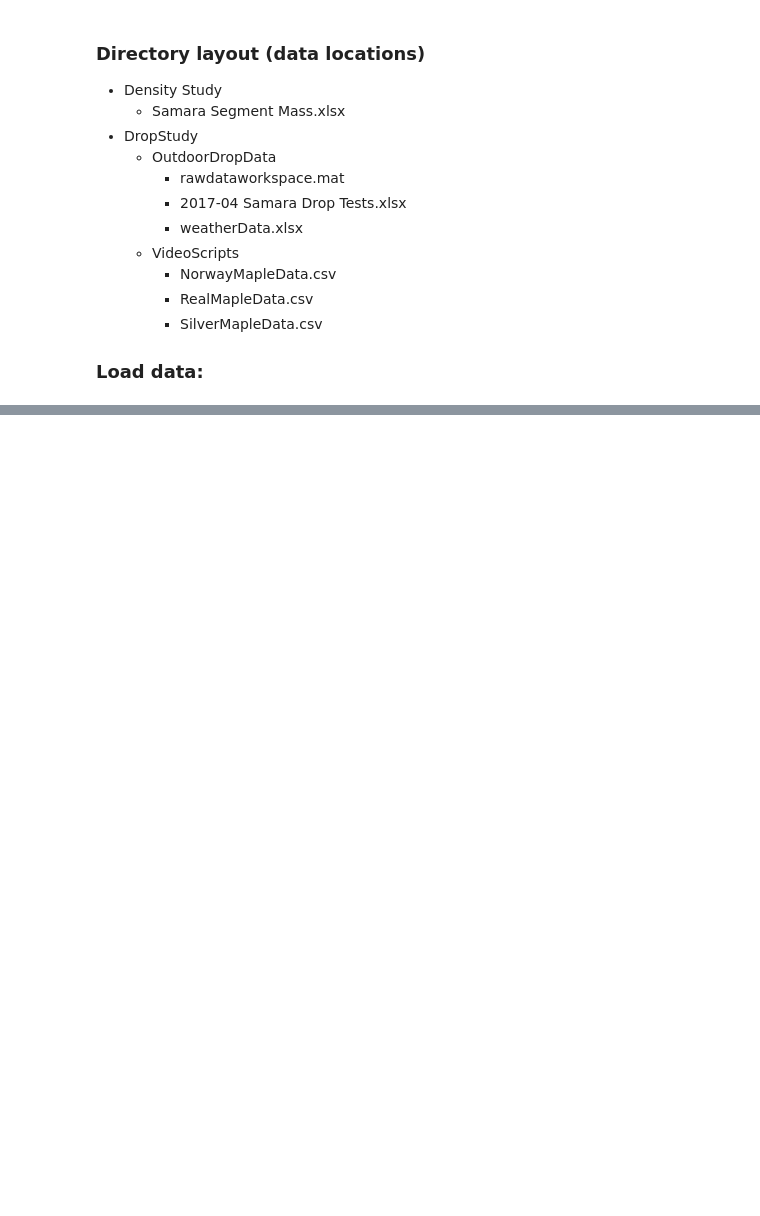
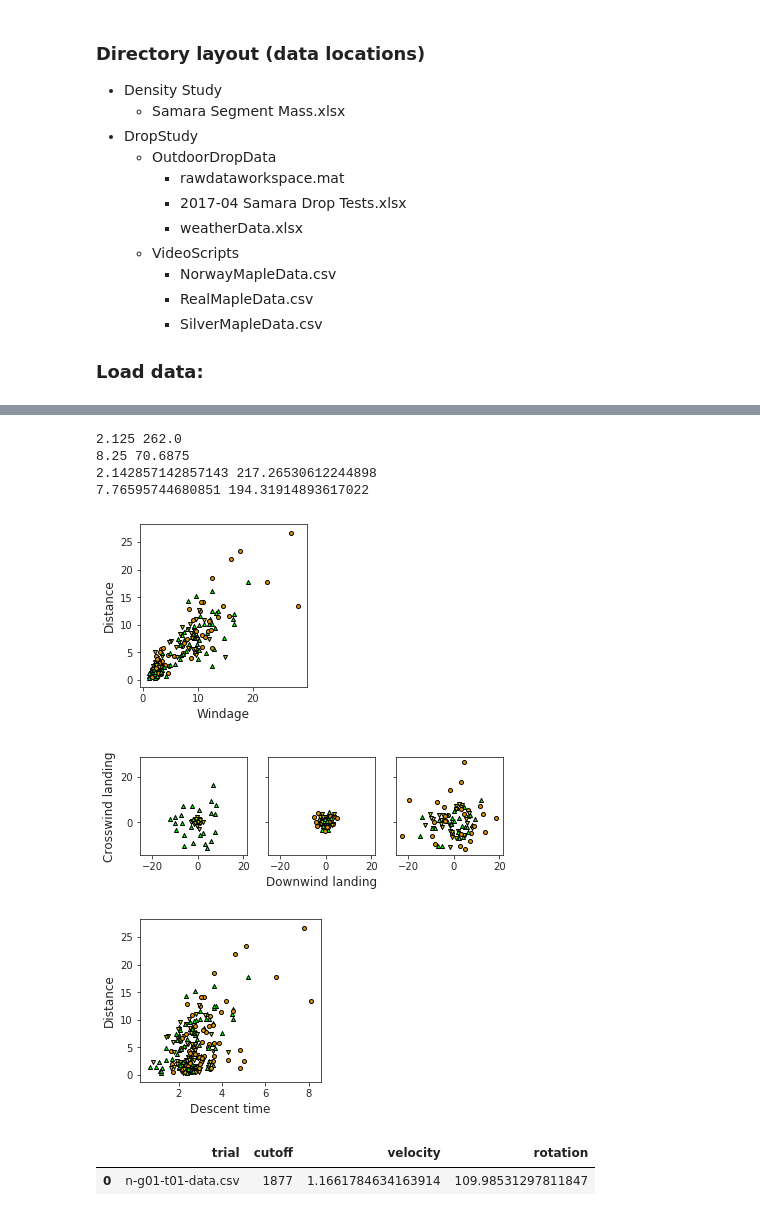
Before and after one commit to RossDynamics/team-samara, a Jupyter notebook: AllDataViz.ipynb, the cells around one changed output, grey strips where cells are left out. Saved outputs shown, nothing was run; the diff lists cells and outputs as text; code cells hidden in the pictures; blank space fills up the shorter version.

```diff
--- a/AllDataViz.ipynb
+++ b/AllDataViz.ipynb
@@ -128,0 +286,76 @@ Mean (Rot):  81.4330385559582
+# %%
+weatherData = pd.read_csv('DropStudy/OutdoorDropData/weatherData.csv')
+weatherData['Times'] = weatherData['Timestamp'].apply(pd.Timestamp)
+starttimes = ['2017-04-25T10','2017-04-25T10:40','2017-04-26T9:43','2017-04-27T9:42']
+stoptimes = ['2017-04-25T10:20','2017-04-25T11:00','2017-04-26T10:43','2017-04-27T10:42']
+df_list = [new_df[np.logical_and(new_df['Date']==pd.Timestamp('2017-04-24'), new_df['SamaraType']=='SM')],
+           new_df[np.logical_and(new_df['Date']==pd.Timestamp('2017-04-24'), new_df['SamaraType']=='NM')],
+           new_df[new_df['Date']==pd.Timestamp('2017-04-26')],
+           new_df[new_df['Date']==pd.Timestamp('2017-04-27')]]
+
+fig, ax = plt.subplots(figsize=(3.25,3))
+fig2, ax2 = plt.subplots(nrows=1, ncols=3, figsize=(6.5,2.8), sharex=True, sharey=True)
+fig3, ax3 = plt.subplots(figsize=(3.25,3))
+
+for k, (start, stop, dropdata) in enumerate(zip(starttimes, stoptimes,df_list)):
+    j = max([1, k])-1
+    start = pd.Timestamp(start)
+    stop = pd.Timestamp(stop)
+    temp=weatherData[np.logical_and(weatherData['Times']>start,weatherData['Times']<stop)]
+    Directions = temp['Wind Vane'].values
+    Speeds = temp['Anemometer'].values*0.44704
+    WindAng = np.mean(np.arctan2(Speeds*np.sin(Directions), Speeds*np.cos(Directions)))
+    WindSpeed = np.mean(Speeds)
+    # Wind angle gives clockwise angle with 0 = south. Measurement gives clockwise angle with 0=north.
+    # Therefore, new angle = (180+WindAng-Ang)%360
+    for row in dropdata.itertuples():
+        if ~np.isnan(row.Velocity):
+            if row.SamaraType == 'N':
+                color = 0.9*np.array([[1,165/255,0]])
+                marker = 'o'
+            elif row.SamaraType == 'NM':
+                color = np.array([[0,1,0]])
+                marker = '^'
+            else:
+                color = np.array([[0.8,0.8,0]])
+                marker = 'v'
+            angle = (np.pi+WindAng*np.pi/180-row.Ang)%(2*np.pi)
+            ax.scatter(row.Time*WindSpeed, row.Dist*0.0254, marker=marker, edgecolors='k', s=16, c=color)
+            ax3.scatter(row.Time, row.Dist*0.0254, marker=marker, edgecolors='k', s=16, c=color)
+            ax2[j].scatter(row.Dist*np.cos(angle)*0.0254, row.Dist*np.sin(angle)*0.0254, marker=marker, edgecolors='k', s=16, c=color)
+    ax.set_aspect('equal')
+    ax2[j].set_aspect('equal')
+
+    print(np.mean(temp['Anemometer'].values), np.mean(temp['Wind Vane'].values))
+
+plt.sca(ax)
+plt.xlabel('Windage', fontsize=12)
+plt.ylabel('Distance', fontsize=12)
+plt.savefig('windage.eps', transparent=True, bbox_inches='tight')
+plt.savefig('windage.png', dpi=300, transparent=True, bbox_inches='tight')
+
+plt.sca(ax2[1])
+plt.xlabel('Downwind landing', fontsize=12)
+plt.sca(ax2[0])
+plt.ylabel('Crosswind landing', fontsize=12)
+plt.savefig('landing.eps', transparent=True, bbox_inches='tight')
+plt.savefig('landing.png', dpi=300, transparent=True, bbox_inches='tight')
+
+plt.sca(ax3)
+plt.xlabel('Descent time', fontsize=12)
+plt.ylabel('Distance', fontsize=12)
+plt.savefig('time-dist.eps', transparent=True, bbox_inches='tight')
+plt.savefig('time-dist.png', dpi=300, transparent=True, bbox_inches='tight')
+# %% [output]
+2.125 262.0
+8.25 70.6875
+2.142857142857143 217.26530612244898
+7.76595744680851 194.31914893617022
+[figure, added]
+[figure, added]
+[figure, added]
+# %%
+norway_vel[norway_vel['trial']=='n-g01-t01-data.csv']
+# %% [output]
+|  | trial | cutoff | velocity | rotation |
+| 0 | n-g01-t01-data.csv | 1877 | 1.1661784634163914 | 109.98531297811847 |
```
Also changed, not shown: parts of 12 cells of this notebook, 11 other files.
